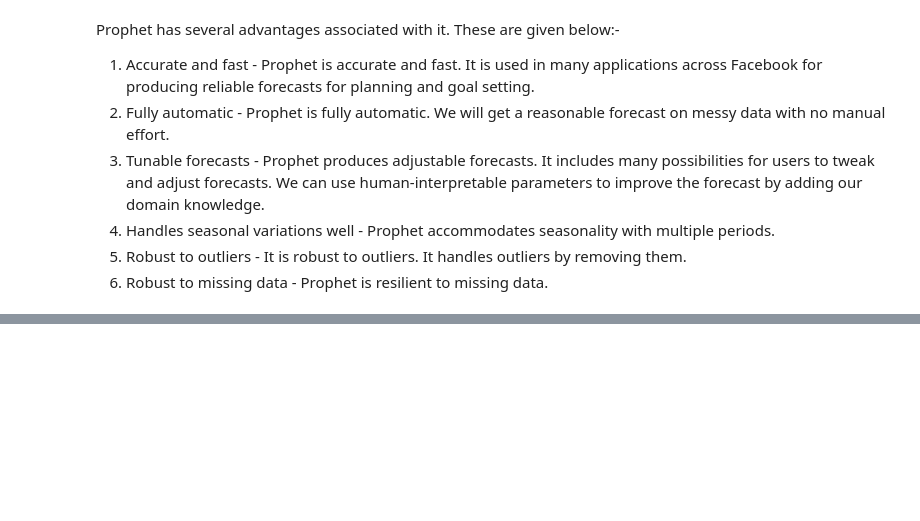
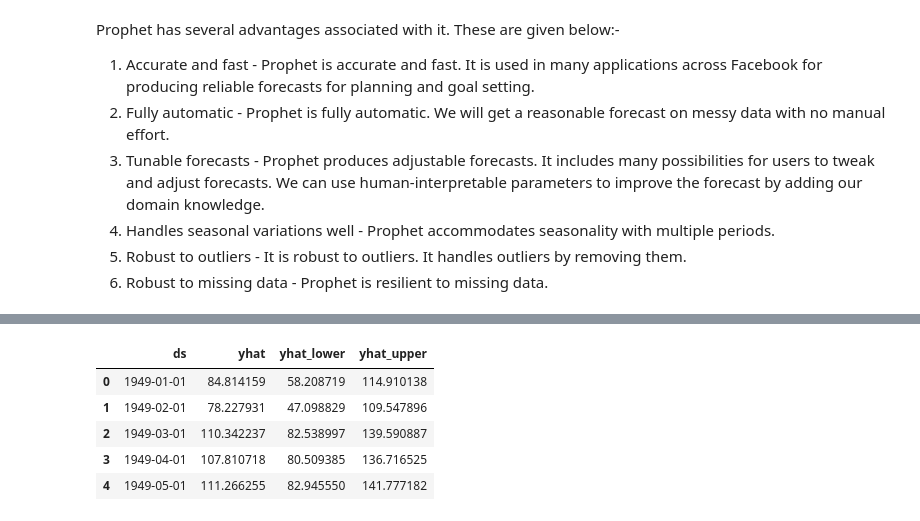
Before and after one commit to salman-shaikh7/Time-Series-Analysis-using-Prophet, a Jupyter notebook: Timer Series Forecasting using Prophet.ipynb, the cells around one changed output, grey strips where cells are left out. Saved outputs shown, nothing was run; the diff lists cells and outputs as text; code cells hidden in the pictures; blank space fills up the shorter version.

```diff
--- a/Timer Series Forecasting using Prophet.ipynb
+++ b/Timer Series Forecasting using Prophet.ipynb
@@ -55,0 +85,2 @@ from prophet import Prophet
+# %%
+df.set_index("ds")
@@ -55,0 +129,10 @@ from prophet import Prophet
+# %%
+forecast = Model.predict(future_dates)
+forecast[['ds', 'yhat', 'yhat_lower', 'yhat_upper']].head()
+# %% [output]
+|  | ds | yhat | yhat_lower | yhat_upper |
+| 0 | 1949-01-01 | 84.814159 | 58.208719 | 114.910138 |
+| 1 | 1949-02-01 | 78.227931 | 47.098829 | 109.547896 |
+| 2 | 1949-03-01 | 110.342237 | 82.538997 | 139.590887 |
+| 3 | 1949-04-01 | 107.810718 | 80.509385 | 136.716525 |
+| 4 | 1949-05-01 | 111.266255 | 82.945550 | 141.777182 |
```
Also changed, not shown: parts of 21 cells of this notebook.
